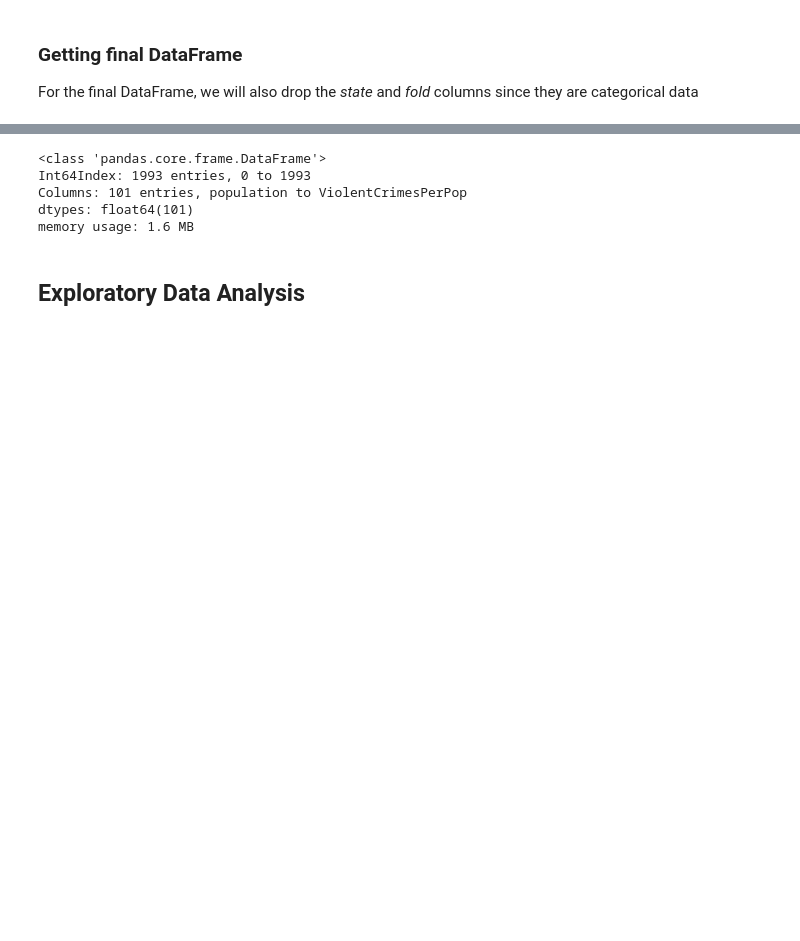
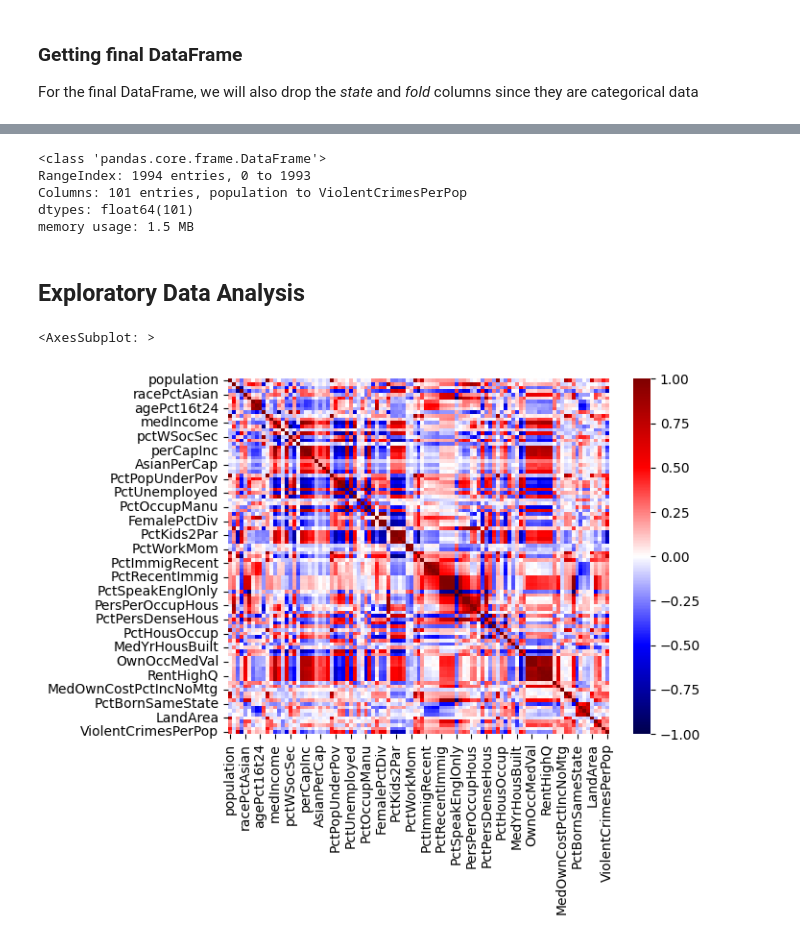
Before and after one commit to FedeSS99/Proyecto-Crystal-TEC, a Jupyter notebook: FinalProject.ipynb, the cells around one changed output, grey strips where cells are left out. Drawn from its saved outputs; the diff is of its cells as text; code cells hidden in the pictures; blank space fills up the shorter version.

Commit message:
Replaced missed value with mean in OtherPerCap

```diff
--- a/FinalProject.ipynb
+++ b/FinalProject.ipynb
@@ -134,10 +135,20 @@ Data.loc[Rows_NonNum_OtherPerCap, "OtherPerCap"]
 # %% [output]
 130    ?
 Name: OtherPerCap, dtype: object
-# %%
-# Dropping row with non-numerical data in OtherPerCap
-NewData.drop(Rows_NonNum_OtherPerCap, inplace=True)
-NewData = NewData.astype({"OtherPerCap":"float64"})
+# %%
+# Replacing OtherPerPop in index 130 with the mean of the available data
+def GetMean_PrevOtherPerPop(Data):
+    Sum = 0.0
+    Values = Data.OtherPerCap.values
+    for Val in Values:
+        try:
+            Sum += float(Val)
+        except ValueError:
+            pass
+    return Sum/len(Values)
+
+NewData.loc[Rows_NonNum_OtherPerCap, "OtherPerCap"] = GetMean_PrevOtherPerPop(NewData)
+NewData = NewData.astype({"OtherPerCap":"float64"})
 # %% [markdown]
 ### Getting final DataFrame
 For the final DataFrame, we will also drop the _state_ and _fold_ columns since they are categorical data
@@ -148,9 +173,16 @@ NewData
 NewData.info()
 # %% [output]
 <class 'pandas.core.frame.DataFrame'>
-Int64Index: 1993 entries, 0 to 1993
+RangeIndex: 1994 entries, 0 to 1993
 Columns: 101 entries, population to ViolentCrimesPerPop
 dtypes: float64(101)
-memory usage: 1.6 MB
+memory usage: 1.5 MB
 # %% [markdown]
 ## Exploratory Data Analysis
+# %%
+CorrMap = NewData.corr()
+
+sns.heatmap(CorrMap, vmin=-1, vmax=1, cmap="seismic", annot=False)
+# %% [output]
+<AxesSubplot: >
+[figure, added]
```
Also changed, not shown: parts of 2 cells of this notebook.
